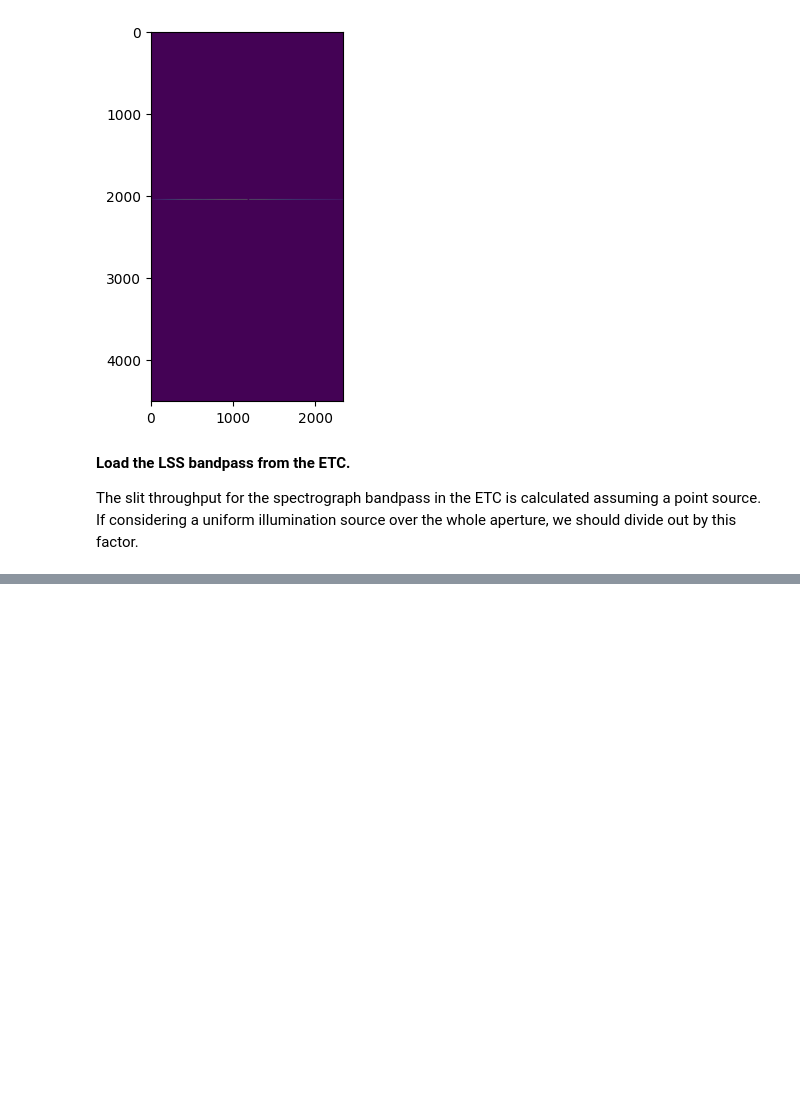
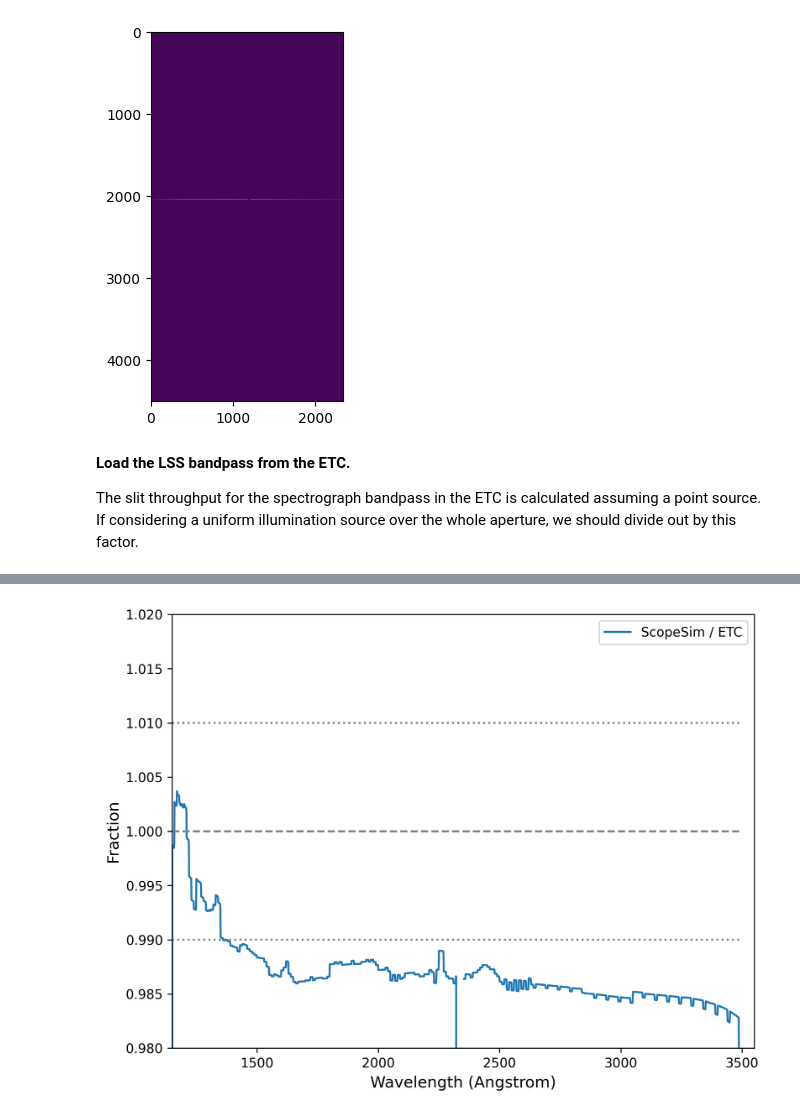
Before and after one commit to evangelashread/irdb, a Jupyter notebook: UVEX/test_notebooks/lss-throughput.ipynb, the cells around one changed output, grey strips where cells are left out. Saved outputs shown, nothing was run; the diff lists cells and outputs as text; code cells hidden in the pictures; blank space fills up the shorter version.

```diff
--- a/UVEX/test_notebooks/lss-throughput.ipynb
+++ b/UVEX/test_notebooks/lss-throughput.ipynb
@@ -142,13 +143,30 @@ Ratio of raw and rectified image electron counts (should be 1): 1.00
 
 The slit throughput for the spectrograph bandpass in the ETC is calculated assuming a point source. If considering a uniform illumination source over the whole aperture, we should divide out by this factor.
 # %%
-UVEX = config.UVEX()
-#slit_thru = UVEX.SLIT_THROUGHPUT
-slit_thru = 1.
-
+slit_thru = UVEX.SLIT_THROUGHPUT
 lss_bandpass_etc_file = "../../../uvex-mission/uvex/sensitivity/notebooks/bandpass_files/lss_bandpass.txt"
 
 lss_bandpass_etc_data = np.loadtxt(lss_bandpass_etc_file)
 lss_bandpass_etc_wave = (lss_bandpass_etc_data[:,0] * u.AA).value
-lss_bandpass_etc_throughput = lss_bandpass_etc_data[:,1] / slit_thru
+lss_bandpass_etc_throughput = lss_bandpass_etc_data[:,1]
+
+exptime = optlss.cmds["!OBS.dit"] * optlss.cmds["!OBS.ndit"] * u.s
+
+w = WCS(rectified[1].header)
+n_lam = rectified[1].data.shape[1]
+n_xi = rectified[1].data.shape[0]
+pix_x = np.arange(n_lam)
+pix_y = np.zeros(n_lam)
+lam_world = w.all_pix2world(np.column_stack([pix_x, pix_y]), 0)
+lam = lam_world[:, 0] * (u.m).to(u.AA)
+
+nonzero_xi, nonzero_lam = np.where(rectified[1].data > 0)
+nonzero_xi, nonzero_lam = np.unique(nonzero_xi), np.unique(nonzero_lam)
+
+# Sum along the slit axis. This appears to already be divided out by the exposure time in sec...
+trace1 = rectified[1].data[nonzero_xi, :].sum(axis=0)
+
+# Get the total count rate of the input
+input_countrate = 1 * (u.photon / u.s / u.cm**2 / u.AA) * bin_width.to(u.AA) * etc_area.to(u.cm**2)
+trace1_dimensionless = trace1 / input_countrate # less than 1% error in normalization!
 # %%
@@ -183,0 +183,15 @@ plt.show()
+# %%
+etc_inband = lss_bandpass_etc_throughput[(lss_bandpass_etc_wave >= 1150.) & (lss_bandpass_etc_wave <= 3489.)]
+fig, ax = plt.subplots(figsize=(8, 6), dpi=300)
+ax.plot(lam, np.array(trace1_dimensionless)/np.array(etc_inband), label="ScopeSim / ETC")
+ax.plot(lam, np.ones_like(lam), linestyle='--', color='grey')
+ax.plot(lam, np.array([0.99]*len(lam)), linestyle=':', color='grey')
+ax.plot(lam, np.array([1.01]*len(lam)), linestyle=':', color='grey')
+ax.set_xlabel("Wavelength (Angstrom)", fontsize=12)
+ax.set_ylabel("Fraction", fontsize=12)
+plt.legend(loc="upper right", fontsize=10)
+plt.xlim(1150, 3550)
+plt.ylim(0.98, 1.02)
+plt.show()
+# %% [output]
+[figure, added]
```
Also changed, not shown: parts of 6 cells of this notebook, 4 other files.
